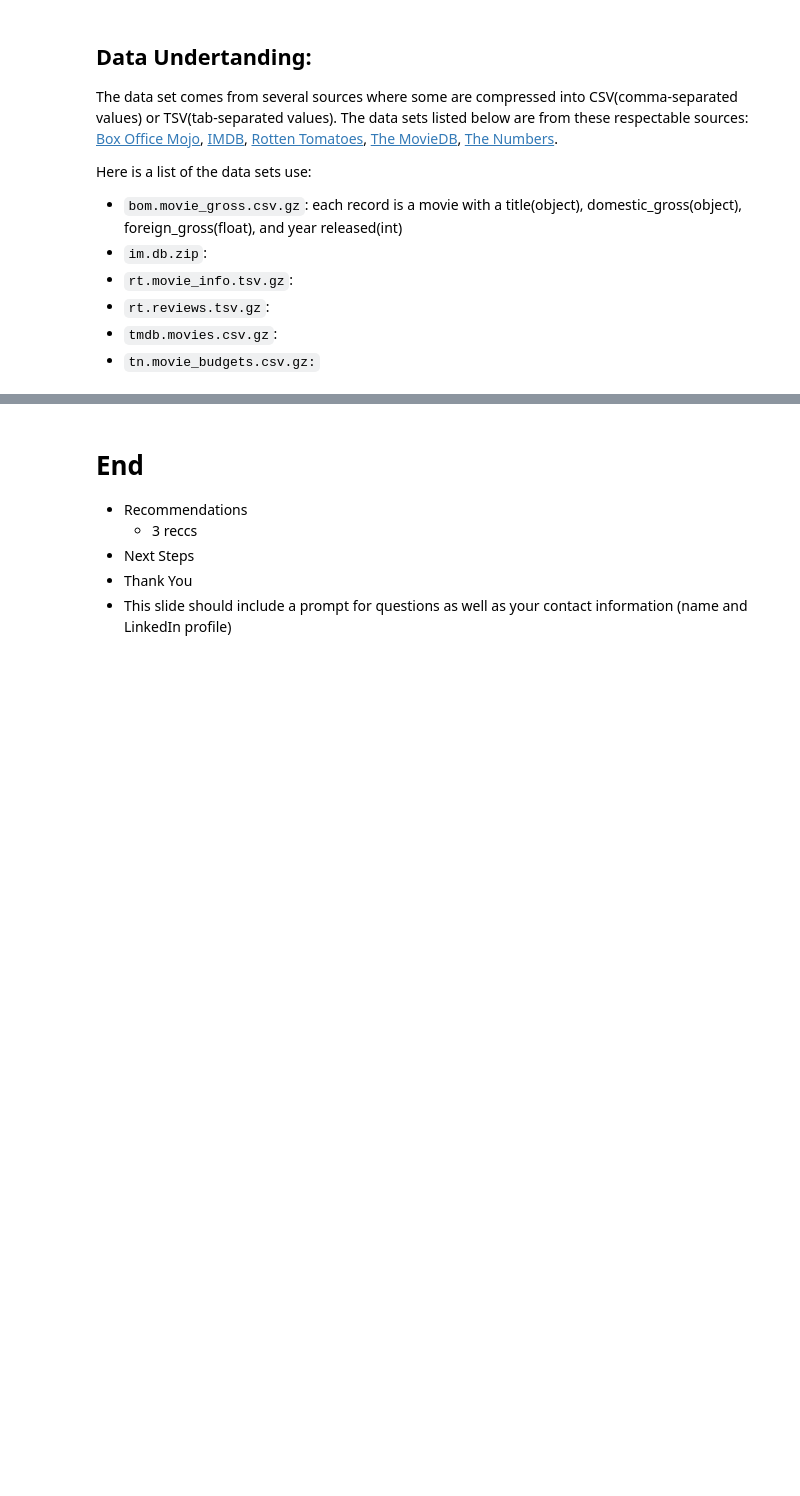
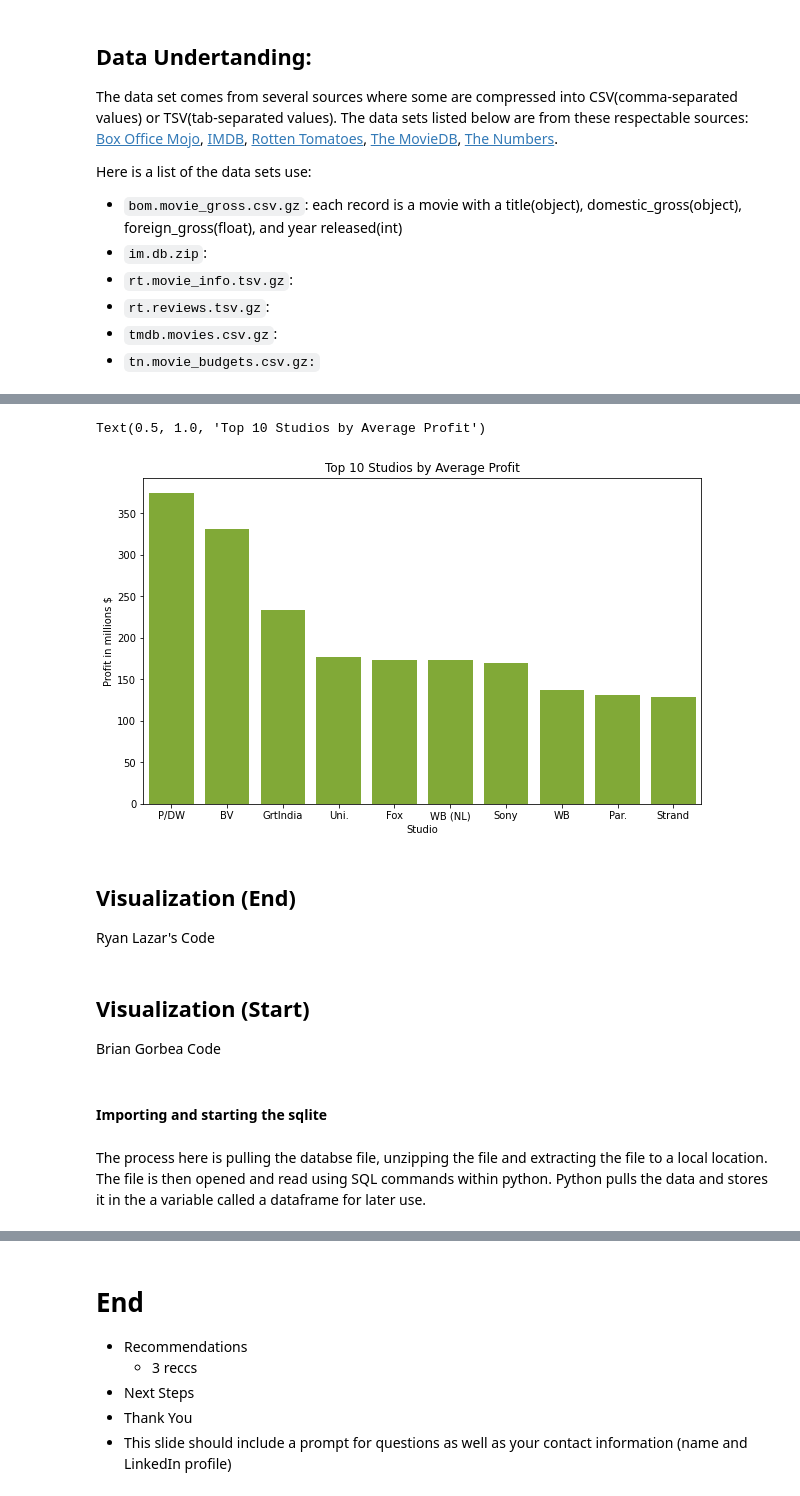
Before and after one commit to cupake01/ai_academy_capstone_project_group4, a Jupyter notebook: notebooks/folder-kelvin_cupay/Notebook Structure.ipynb, the cells around one changed output, grey strips where cells are left out. Saved outputs shown, nothing was run; the diff lists cells and outputs as text; code cells hidden in the pictures; blank space fills up the shorter version.

```diff
--- a/notebooks/folder-kelvin_cupay/Notebook Structure.ipynb
+++ b/notebooks/folder-kelvin_cupay/Notebook Structure.ipynb
@@ -55,0 +84,13 @@ $create profit$
+# %%
+# Rename the title column to movie for merge with the movie_budget dataframe
+movie_gross_df = movie_gross_df.rename(columns={'title': 'movie'})
+# %%
+#connect moviegross and moviebudgets on movie
+gross_budgets = pd.merge(movie_gross_df, movie_budgets_df, on= 'movie')
+# %%
+# Have to reformat the worldwide_gross and production_budget columns to remove $ and space
+gross_budgets['worldwide_gross'] = gross_budgets['worldwide_gross'].replace('[\$,]', '', regex=True).astype(float)
+gross_budgets['production_budget'] = gross_budgets['production_budget'].replace('[\$,]', '', regex=True).astype(float)
+# %%
+# Create a profit column by subtracting production_budget from worldwide_gross
+gross_budgets['profit'] = (gross_budgets['worldwide_gross'] - gross_budgets['production_budget'])/1000000
@@ -55,0 +100,18 @@ $create profit$
+# %%
+# Plot top 10 - Cleaned up
+plt.figure(figsize=(10, 6))
+ax = sns.barplot(x='studio', y='profit', data=gross_budgets.groupby('studio')['profit'].mean().nlargest(10).reset_index(), color="#86BC24")
+plt.ylabel('Profit in millions $')
+plt.xlabel('Studio')
+plt.title('Top 10 Studios by Average Profit')
+# %% [output]
+Text(0.5, 1.0, 'Top 10 Studios by Average Profit')
+[figure, added]
+# %% [markdown]
+## Visualization (End)
+Ryan Lazar's Code
+# %% [markdown]
+## Visualization (Start)
+Brian Gorbea Code
+# %% [markdown]
+#### Importing and starting the sqlite
@@ -55,0 +123,2 @@ $create profit$
+# %% [markdown]
+The process here is pulling the databse file, unzipping the file and extracting the file to a local location. The file is then opened and read using SQL commands within python. Python pulls the data and stores it in the a variable called a dataframe for later use.
```
Also changed, not shown: parts of 80 cells of this notebook.
